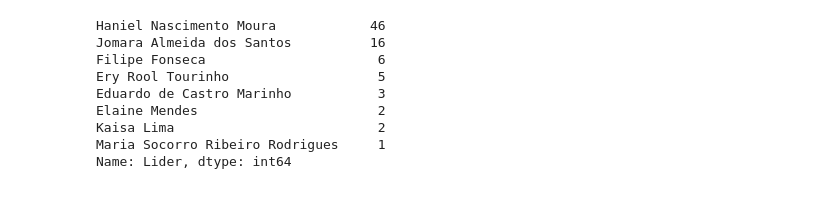
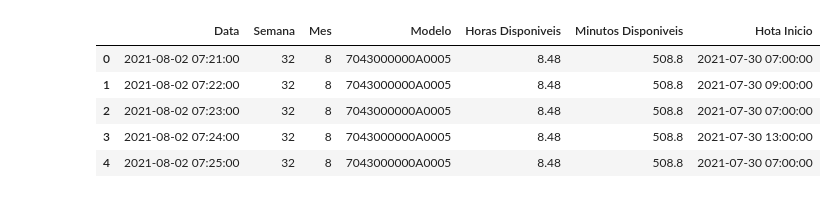
Before and after one commit to odcolares/CientistaDeDados, a Jupyter notebook: EstudoMES.ipynb, the cells around one changed output. Saved outputs shown, nothing was run; the diff lists cells and outputs as text; code cells hidden in the pictures.

```diff
--- a/EstudoMES.ipynb
+++ b/EstudoMES.ipynb
@@ -20,17 +20,17 @@ df.head(3)
 | 0 | TT LINHA 08 | 1º_Turno | Haniel Nascimento Moura | 2021-08-02 07:21:00 | 32 | 8 | 7043000000A0005 | 8.48 | 508.8 | ... |
 | 1 | TT LINHA 08 | 1º_Turno | Haniel Nascimento Moura | 2021-08-02 07:22:00 | 32 | 8 | 7043000000A0005 | 8.48 | 508.8 | ... |
 | 2 | TT LINHA 08 | 1º_Turno | Haniel Nascimento Moura | 2021-08-02 07:23:00 | 32 | 8 | 7043000000A0005 | 8.48 | 508.8 | ... |
-# %%
-df['Lider'].value_counts()
-# %% [output]
-Haniel Nascimento Moura            46
-Jomara Almeida dos Santos          16
-Filipe Fonseca                      6
-Ery Rool Tourinho                   5
-Eduardo de Castro Marinho           3
-Elaine Mendes                       2
-Kaisa Lima                          2
-Maria Socorro Ribeiro Rodrigues     1
-Name: Lider, dtype: int64
+# %%
+#df.loc[:,['Data', 'Modelo']]
+#df.loc[:, 'Lider':'Modelo']
+#df.loc[:, ['temperatura', 'classification']]
+df[(df.Lider == 'Haniel Nascimento Moura') | (df.Lider == 'Filipe Fonseca')].loc[:, 'Data':'Hota Inicio'].head()
+# %% [output]
+|  | Data | Semana | Mes | Modelo | Horas Disponiveis | Minutos Disponiveis | Hota Inicio |
+| 0 | 2021-08-02 07:21:00 | 32 | 8 | 7043000000A0005 | 8.48 | 508.8 | 2021-07-30 07:00:00 |
+| 1 | 2021-08-02 07:22:00 | 32 | 8 | 7043000000A0005 | 8.48 | 508.8 | 2021-07-30 09:00:00 |
+| 2 | 2021-08-02 07:23:00 | 32 | 8 | 7043000000A0005 | 8.48 | 508.8 | 2021-07-30 07:00:00 |
+| 3 | 2021-08-02 07:24:00 | 32 | 8 | 7043000000A0005 | 8.48 | 508.8 | 2021-07-30 13:00:00 |
+| 4 | 2021-08-02 07:25:00 | 32 | 8 | 7043000000A0005 | 8.48 | 508.8 | 2021-07-30 07:00:00 |
 # %%
 df.groupby('Lider' ,sort=False).agg({'Status': df.value_counts}).reset_index()
```
Also changed, not shown: parts of 3 cells of this notebook, 6 other files.
